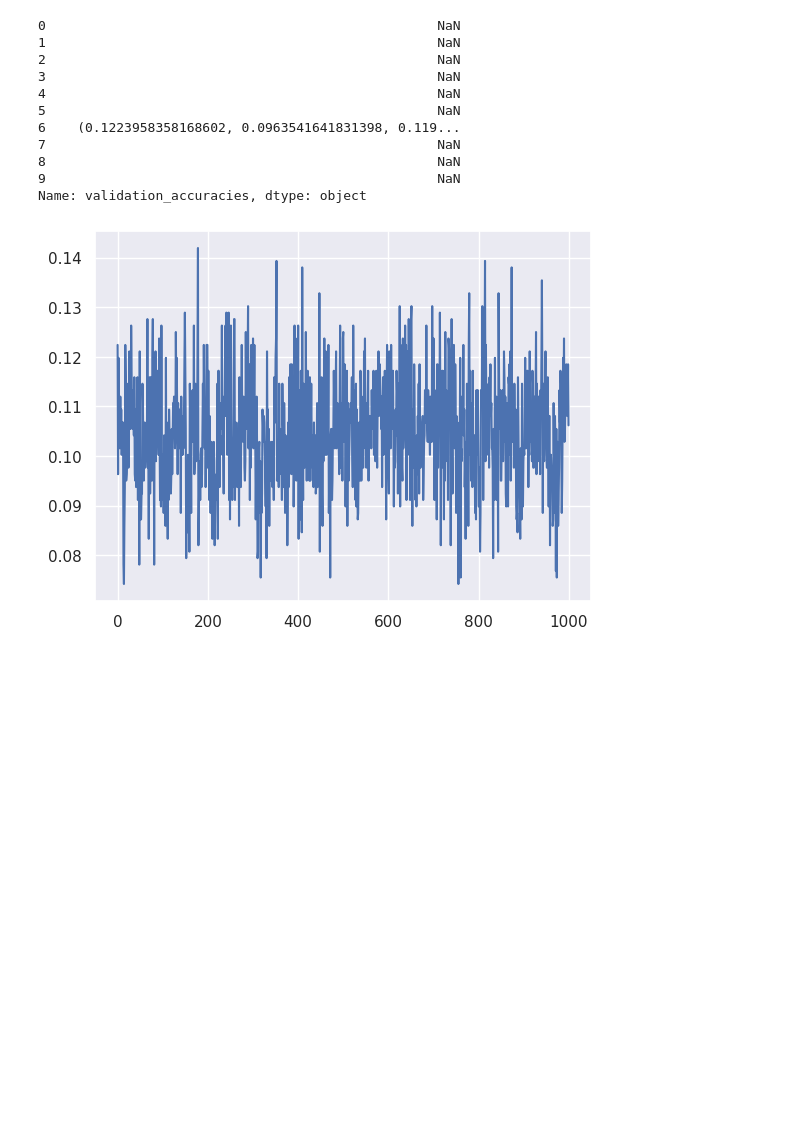
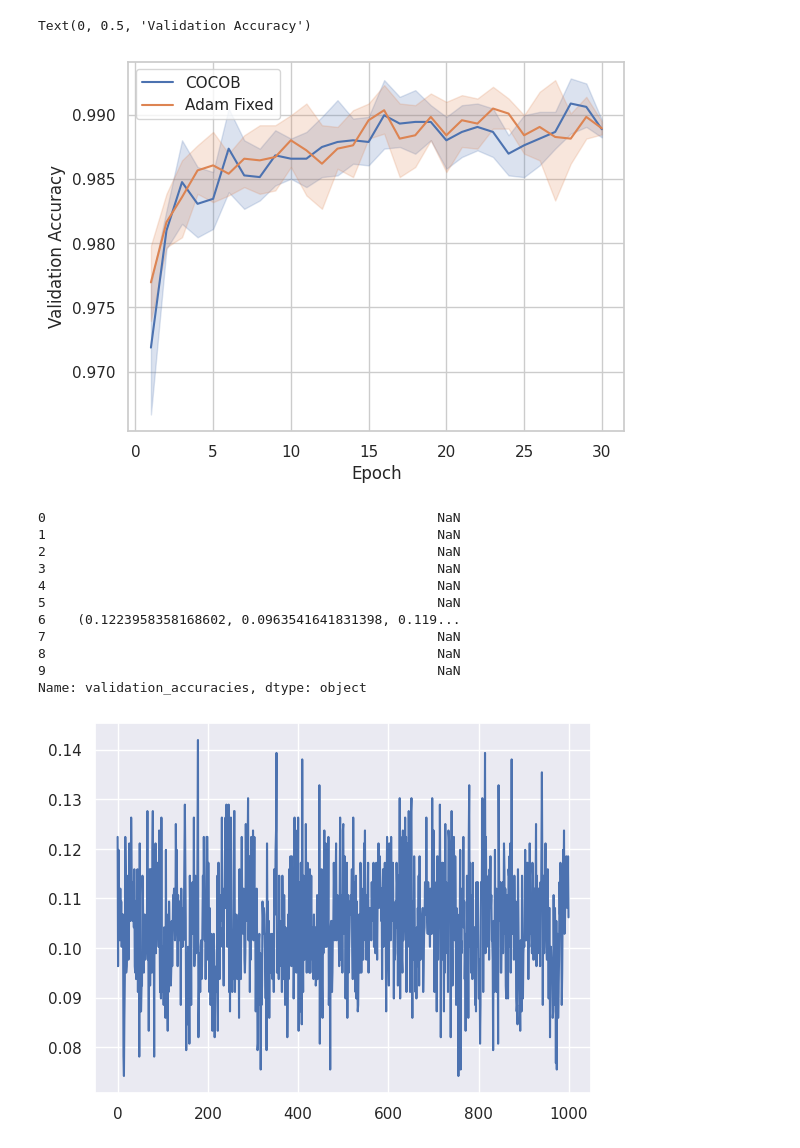
Before and after one commit to MichaHenh/Revisiting_LR_Control, a Jupyter notebook: ba_parameter_free_dac/plotting.ipynb, the cells around one changed output. Drawn from its saved outputs; the diff is of its cells as text; code cells hidden in the pictures; blank space fills up the shorter version.

```diff
--- a/ba_parameter_free_dac/plotting.ipynb
+++ b/ba_parameter_free_dac/plotting.ipynb
@@ -35,3 +45,14 @@ Name: step_times, dtype: object
+# %%
+
+cocob_va = toDataFrame('./results_cluster/results/COCOB_mnist/*/CustomTrackingWrapper.jsonl', 'validation_accuracies', 6)
+adam_fixed_va = toDataFrame('./results_cluster/results/Adam_fixed_mnist/*/CustomTrackingWrapper.jsonl', 'validation_accuracies', 6)
+sns.lineplot(data=cocob_va, x='epoch', y='value', label='COCOB')
+sns.lineplot(data=adam_fixed_va, x='epoch', y='value', label='Adam Fixed')
+plt.xlabel('Epoch')
+plt.ylabel('Validation Accuracy')
+# %% [output]
+Text(0, 0.5, 'Validation Accuracy')
+[figure, added]
 # %%
 d = load_logs('../results/CAWR_test_MNIST/s1/CustomTrackingWrapper.jsonl')
 d = log2dataframe(d)
```
Also changed, not shown: parts of 5 cells of this notebook.
